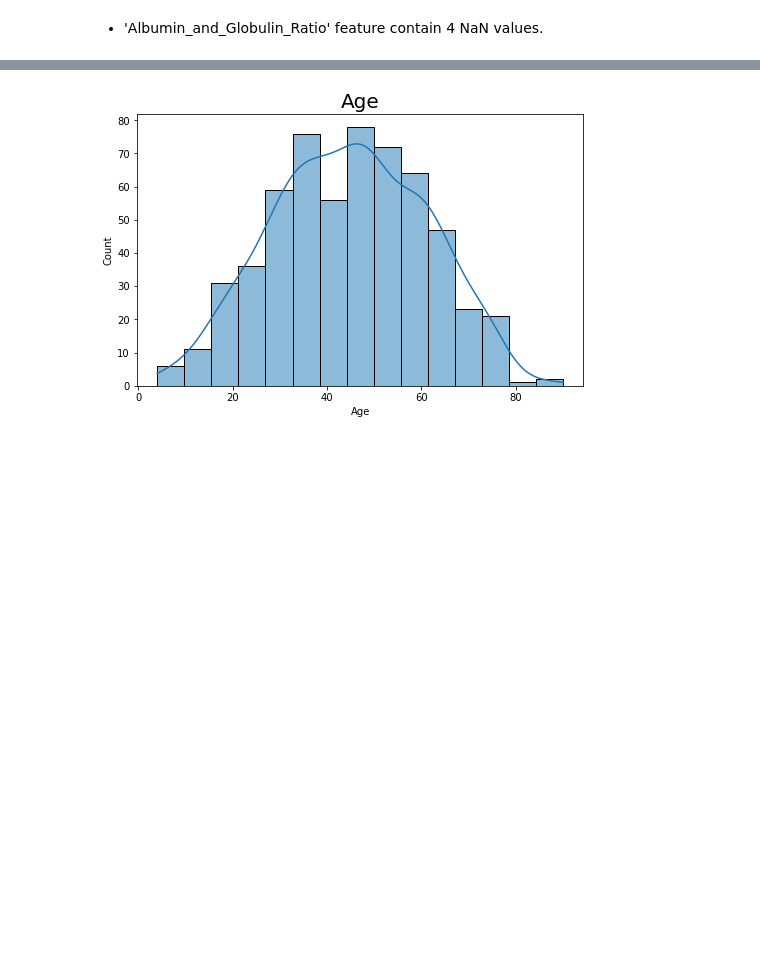
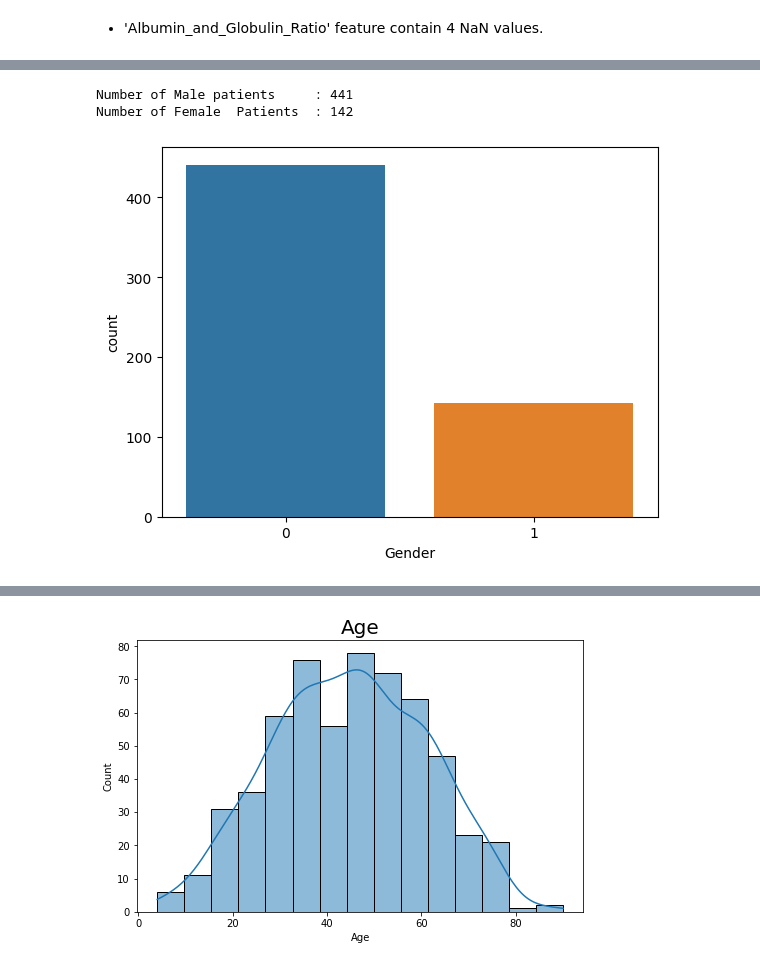
Before and after one commit to saikumar28102000/Liver-Disease-Prediction-Project, a Jupyter notebook: Liver.ipynb, the cells around one changed output, grey strips where cells are left out. Drawn from its saved outputs; the diff is of its cells as text; code cells hidden in the pictures; blank space fills up the shorter version.

```diff
--- a/Liver.ipynb
+++ b/Liver.ipynb
@@ -52,7 +72,7 @@ sql="""select B.Age,B.Gender,
         inner join Enzymes E on E.PatientID=B.PatientID
         inner join Protiens P on P.PatientID=B.PatientID
         inner join Disease_non_Disease D on D.PatientID=B.PatientID """
-dataset=pd.read_sql_query(sql,conn)
+temp_dataset=pd.read_sql_query(sql,conn)
 # %%
 # for displaying all feature from dataset:
 pd.pandas.set_option('display.max_columns', None)
@@ -156,0 +207,10 @@ Non Liver Disease Patients  : 167
+# %%
+### upanya
+sns.countplot(data=temp_dataset,x='Gender',label='Count')
+Male,Female=temp_dataset['Gender'].value_counts()
+print("Number of Male patients     :",Male)
+print("Number of Female  Patients  :",Female)
+# %% [output]
+Number of Male patients     : 441
+Number of Female  Patients  : 142
+[figure, added]
```
Also changed, not shown: parts of 49 cells of this notebook.
